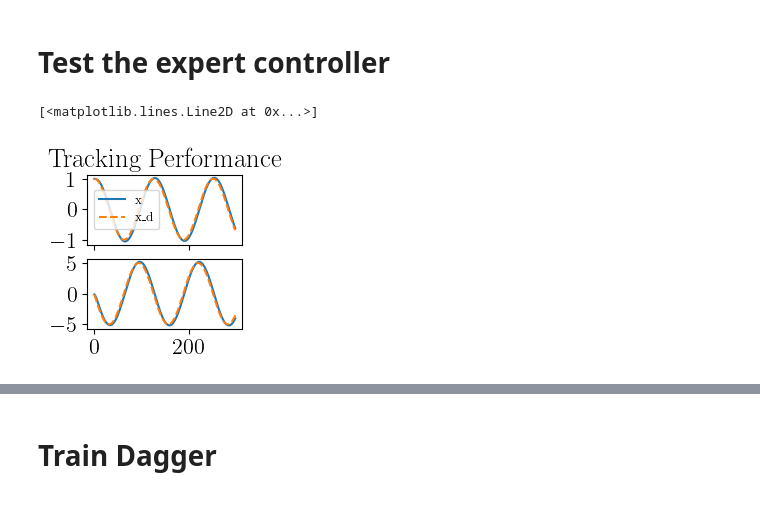
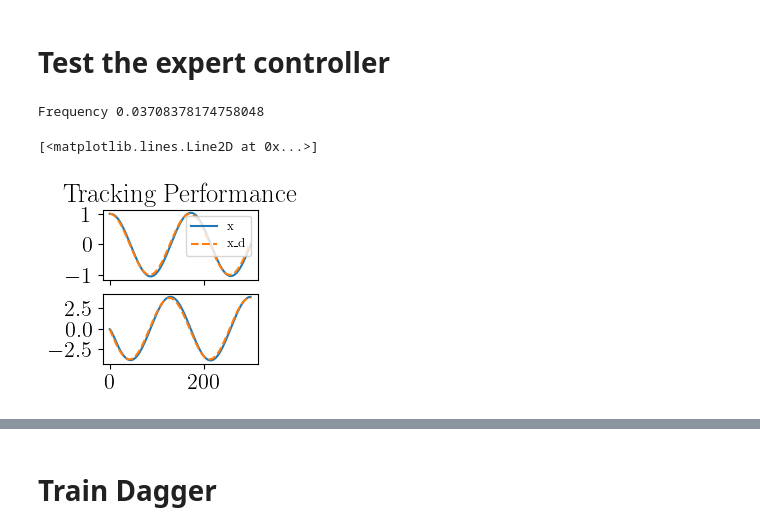
Before and after one commit to Stapelzeiger/biped, a Jupyter notebook: imit_learning/imit_learning.ipynb, the cells around one changed output, grey strips where cells are left out. Cells and saved outputs as stored; diff of their text form; code cells hidden in the pictures.

```diff
--- a/imit_learning/imit_learning.ipynb
+++ b/imit_learning/imit_learning.ipynb
@@ -29,7 +29,7 @@ state_list = []
 state_perturb_list = []
 
 for i in range(N):
-    action = 0.1
+    action = np.array([0.1])
     result = system.step(action)
     result_perturb = system_perturbed.step(action)
     state_list.append(system.state)
@@ -57,7 +57,7 @@ class ExpertPolicyIntegral:
     def __call__(self, state, state_des):
         self.integral_term += - self.K_I * (state[0] - state_des[0]) * self.dt
         # TODO antiwindup
-        u = (-self.K @ (state - state_des))[0]  + self.integral_term
+        u = (-self.K @ (state - state_des))  + self.integral_term
         return u
 
 class ExpertPolicyPD:
@@ -66,7 +66,7 @@ class ExpertPolicyPD:
         self.K = np.array([40.0 , 30.0]).reshape(1, 2)
 
     def __call__(self, state, state_des):
-        u = (-self.K @ (state - state_des))[0]
+        u = (-self.K @ (state - state_des))
         return u
 
 class ExpertPolicyNonlinearPD:
@@ -75,7 +75,7 @@ class ExpertPolicyNonlinearPD:
         self.K = np.array([40.0 , 30.0]).reshape(1, 2)
 
     def __call__(self, state, state_des):
-        u = (-self.K @ (state - state_des))[0] + (10*np.sin(state[0]/10))**2
+        u = (-self.K @ (state - state_des)) + (10*np.sin(state[0]/10))**2
         return u
 
 expert_policy = ExpertPolicyPD(dt)
@@ -83,43 +83,58 @@ expert_policy_nonlinear = ExpertPolicyNonlinearPD(dt)
 # %% [markdown]
 # Test the expert controller
 # %%
+def desired_trajectory(N, dt):
+    '''
+    Args:
+        N : int - length of the trajectory
+        dt : float - time step
+    Returns:
+        x_vec_d [x_d, x_dot_d] : np.array (N x 2) - desired trajectory
+    '''
+    frequency = np.random.uniform(0.01, 0.05)
+    print('Frequency', frequency)
+    x_d_fcn = lambda t: np.cos(t*frequency)
+    x_d = [x_d_fcn(i) for i in range(N)]
+    x_dot_d = np.zeros(N)
+
+    for i in range(N - 1):
+        x_dot_d[i] = (x_d[i+1] - x_d[i])/dt
+    x_dot_d[-1] = x_dot_d[-2]
+
+    x_vec_d = np.array([x_d, x_dot_d]).T
+    return x_vec_d
+
+
+x_vec_d = desired_trajectory(N, dt)
+system_perturbed.state = np.array([x_vec_d[0, 0], x_vec_d[0, 1]])
 state_list = []
 
-def get_N_pt_traj(N):
-    des_traj_pos = lambda t: np.cos(t*0.05)
-    pos_des = [des_traj_pos(i) for i in range(N)]
-    des_traj_vel = np.zeros(N)
-
-    for i in range(N - 1):
-        des_traj_vel[i] = (pos_des[i+1] - pos_des[i])/dt
-    return pos_des, des_traj_vel
-
-des_traj_pos, des_traj_vel = get_N_pt_traj(N)
 
 des_traj_list = []
-x0 = np.array([des_traj_pos[0], des_traj_vel[0]])
+x0 = np.array([x_vec_d[0, 0], x_vec_d[0, 1]])
 system_perturbed.state = x0.copy()
 
 for i in range(N-1):
-    state_des = np.array([ des_traj_pos[i], des_traj_vel[i] ])
+    state_des = np.array([ x_vec_d[i, 0], x_vec_d[i, 1] ])
     action = expert_policy(system_perturbed.state, state_des)
-    result = system_perturbed.step(action.squeeze())
+    result = system_perturbed.step(action)
     next_state = result[0]
     state_list.append(system_perturbed.state)
     des_traj_list.append(state_des)
 
 state_list = np.array(state_list)
 des_traj_list = np.array(des_traj_list)
 
 fig, ax = plt.subplots(2, 1, figsize=(2, 2), sharex=True)
 ax[0].set_title('Tracking Performance')
 ax[0].plot(state_list[:, 0], '-', label='x')
 ax[0].plot(des_traj_list[:, 0], '--', label='x_d')
 ax[0].legend(fontsize='xx-small')
 
 ax[1].plot(state_list[:, 1], '-', label='\dot{x}')
 ax[1].plot(des_traj_list[:, 1], '--', label='\dot{x}_d')
 # %% [output]
-[<matplotlib.lines.Line2D at 0x...>]
+Frequency 0.03708378174758048
+[<matplotlib.lines.Line2D at 0x...>]
-[figure, old version]
+[figure, new version]
 # %%
```
Also changed, not shown: parts of 6 cells of this notebook.
